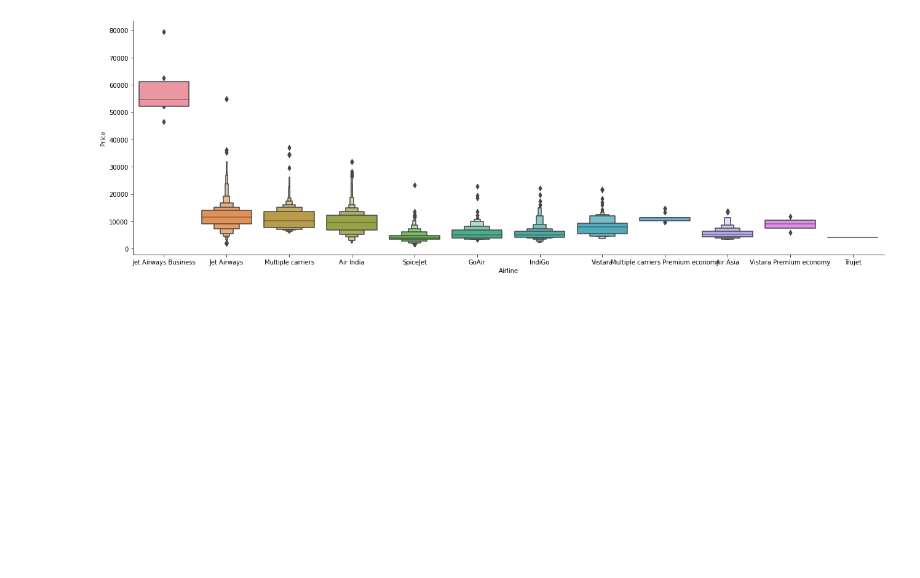
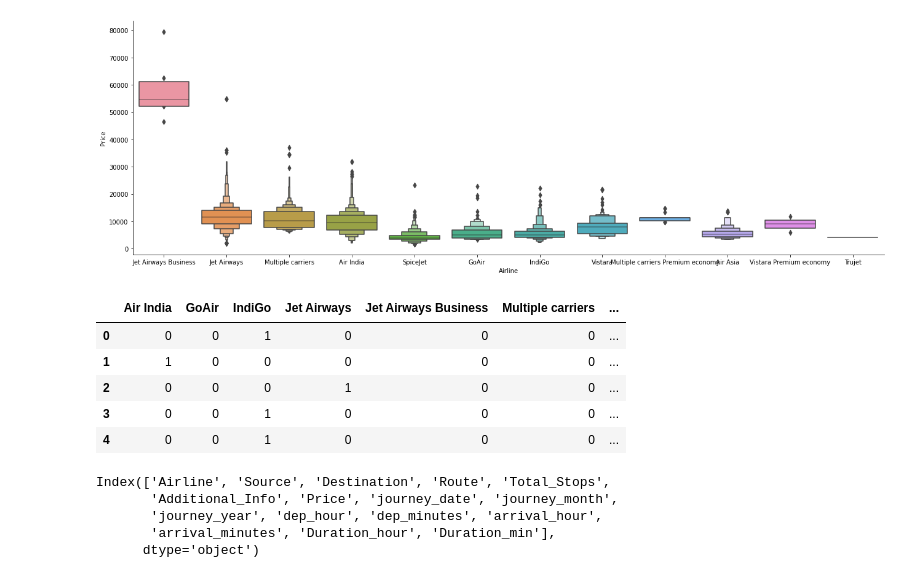
Before and after one commit to chandansinghthakur/flight_price_prediction, a Jupyter notebook: Flight_price_prediction_EDA.ipynb, the cells around one changed output. Saved outputs shown, nothing was run; the diff lists cells and outputs as text; code cells hidden in the pictures; blank space fills up the shorter version.

```diff
--- a/Flight_price_prediction_EDA.ipynb
+++ b/Flight_price_prediction_EDA.ipynb
@@ -430,3 +430,21 @@ plt.show()
 [figure]
 # %%
 #OneHot Encoding ---> Nominal data
+air_line = df[['Airline']]
+air_line = pd.get_dummies(df['Airline'], drop_first=True)
+air_line.head()
+# %% [output]
+|  | Air India | GoAir | IndiGo | Jet Airways | Jet Airways Business | Multiple carriers | ... |
+| 0 | 0 | 0 | 1 | 0 | 0 | 0 | ... |
+| 1 | 1 | 0 | 0 | 0 | 0 | 0 | ... |
+| 2 | 0 | 0 | 0 | 1 | 0 | 0 | ... |
+| 3 | 0 | 0 | 1 | 0 | 0 | 0 | ... |
+| 4 | 0 | 0 | 1 | 0 | 0 | 0 | ... |
+# %%
+df.columns
+# %% [output]
+Index(['Airline', 'Source', 'Destination', 'Route', 'Total_Stops',
+       'Additional_Info', 'Price', 'journey_date', 'journey_month',
+       'journey_year', 'dep_hour', 'dep_minutes', 'arrival_hour',
+       'arrival_minutes', 'Duration_hour', 'Duration_min'],
+      dtype='object')
```
Also changed, not shown: parts of 12 cells of this notebook.
